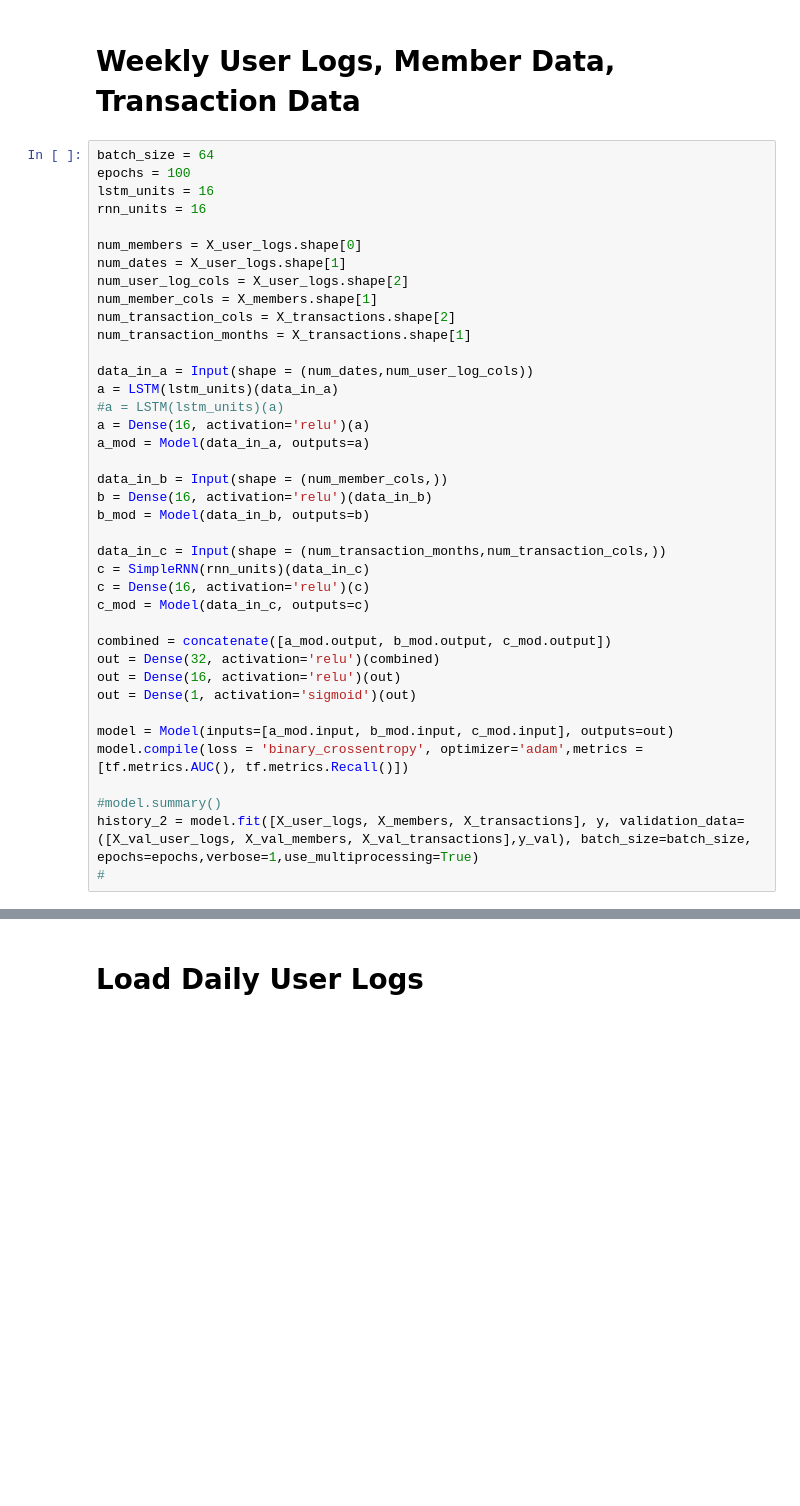
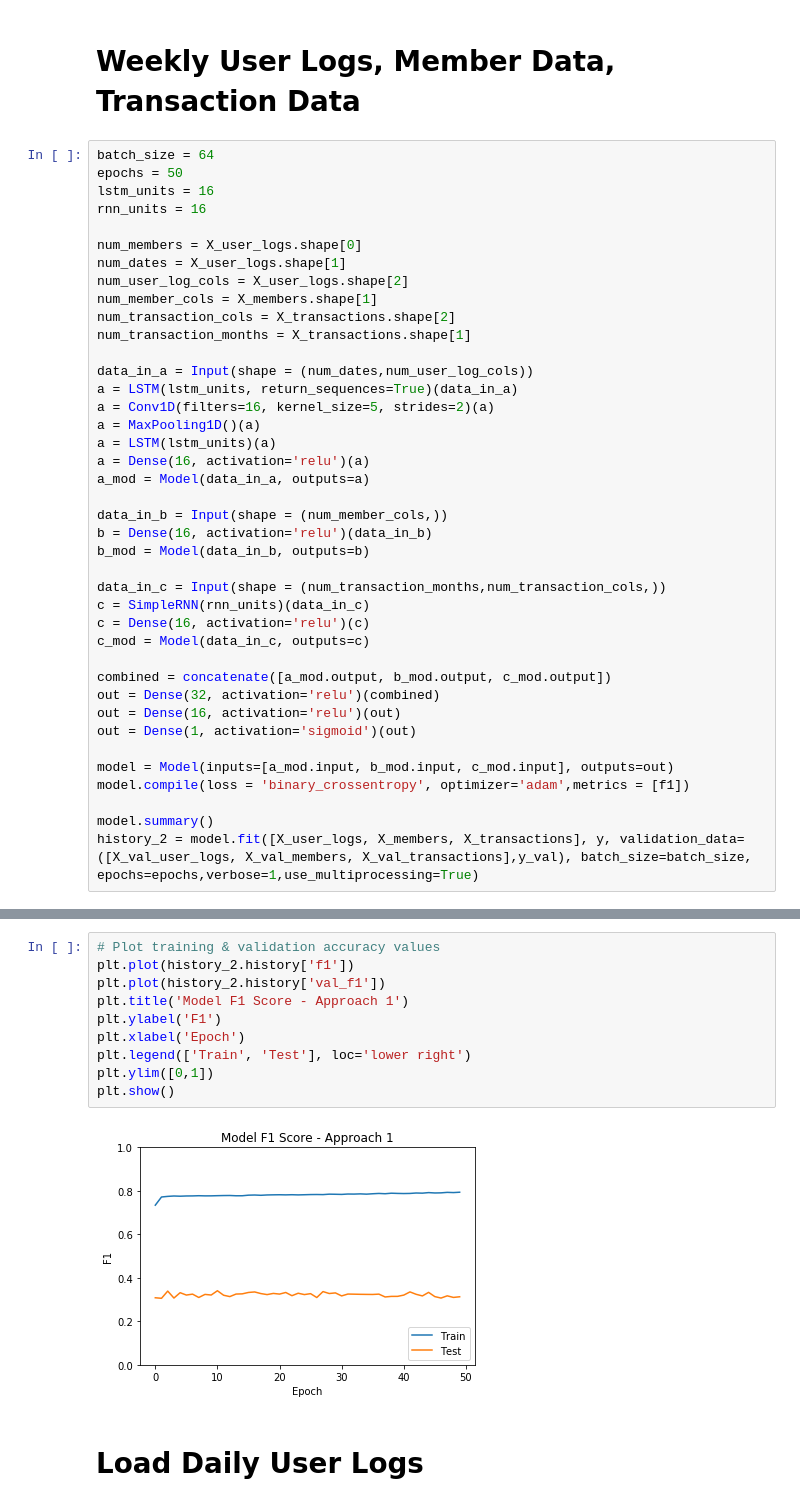
Before and after one commit to adamribaudo/ds5500-capstone, a Jupyter notebook: Model Building/LSTM.ipynb, the cells around one changed output, grey strips where cells are left out. Cells and saved outputs as stored; diff of their text form; blank space fills up the shorter version.

```diff
--- a/Model Building/LSTM.ipynb
+++ b/Model Building/LSTM.ipynb
@@ -148,7 +164,7 @@ plt.show()
 # Weekly User Logs, Member Data, Transaction Data
 # %%
 batch_size = 64
-epochs = 100
+epochs = 50
 lstm_units = 16
 rnn_units = 16
 
@@ -160,8 +176,10 @@ num_transaction_cols = X_transactions.shape[2]
 num_transaction_months = X_transactions.shape[1]
 
 data_in_a = Input(shape = (num_dates,num_user_log_cols))
-a = LSTM(lstm_units)(data_in_a)
-#a = LSTM(lstm_units)(a)
+a = LSTM(lstm_units, return_sequences=True)(data_in_a)
+a = Conv1D(filters=16, kernel_size=5, strides=2)(a)
+a = MaxPooling1D()(a)
+a = LSTM(lstm_units)(a)
 a = Dense(16, activation='relu')(a)
 a_mod = Model(data_in_a, outputs=a)
 
@@ -180,9 +198,8 @@ out = Dense(16, activation='relu')(out)
 out = Dense(1, activation='sigmoid')(out)
 
 model = Model(inputs=[a_mod.input, b_mod.input, c_mod.input], outputs=out)
-model.compile(loss = 'binary_crossentropy', optimizer='adam',metrics = [tf.metrics.AUC(), tf.metrics.Recall()])
+model.compile(loss = 'binary_crossentropy', optimizer='adam',metrics = [f1])
 
-#model.summary()
+model.summary()
 history_2 = model.fit([X_user_logs, X_members, X_transactions], y, validation_data=([X_val_user_logs, X_val_members, X_val_transactions],y_val), batch_size=batch_size, epochs=epochs,verbose=1,use_multiprocessing=True)
-#
 # %% [output]
@@ -206,3 +223,15 @@ Epoch 100/100
+# %%
+# Plot training & validation accuracy values
+plt.plot(history_2.history['f1'])
+plt.plot(history_2.history['val_f1'])
+plt.title('Model F1 Score - Approach 1')
+plt.ylabel('F1')
+plt.xlabel('Epoch')
+plt.legend(['Train', 'Test'], loc='lower right')
+plt.ylim([0,1])
+plt.show()
+# %% [output]
+[figure, added]
 # %% [markdown]
 # Load Daily User Logs
 # %%
```
Also changed, not shown: parts of 6 cells of this notebook, 1 other file.
